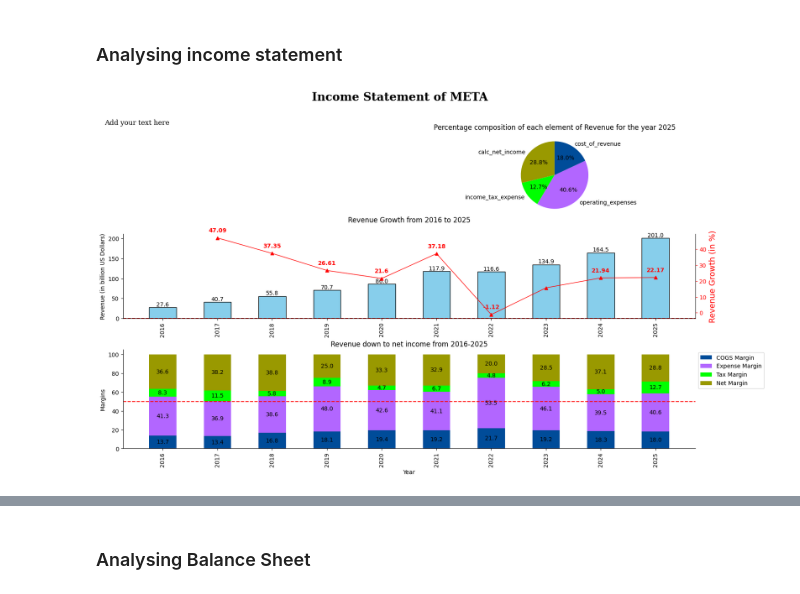
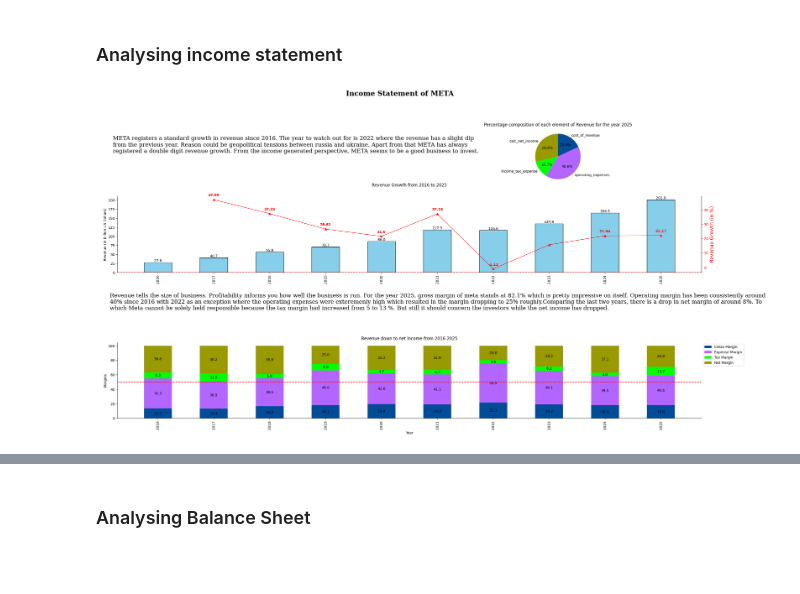
Before and after one commit to kumarbyes/project_stock_analysis, a Jupyter notebook: analaysis_using_pandas/exploratory_data_anaysis.ipynb, the cells around one changed output, grey strips where cells are left out. Cells and saved outputs as stored; diff of their text form; code cells hidden in the pictures; blank space fills up the shorter version.

Commit message:
feat: Add income statement comparison

```diff
--- a/analaysis_using_pandas/exploratory_data_anaysis.ipynb
+++ b/analaysis_using_pandas/exploratory_data_anaysis.ipynb
@@ -125,7 +125,7 @@ tickername = 'AAPL'
 # %% [markdown]
 ### Analysing income statement
 # %%
-def generate_income_statement_report(tickername,title,findings="Add your text here",last_x_years=5):
+def generate_income_statement_report(tickername,title,findings1="Add your text here",findings2="Add your text here",last_x_years=5):
     '''
     '''
     stmt = (
@@ -161,8 +161,8 @@ def generate_income_statement_report(tickername,title,findings="Add your text he
                         )
 
     #Income statement report
-    fig = plt.figure(figsize=(18, 10))
-    gs = gridspec.GridSpec(nrows=22, ncols=10)
+    fig = plt.figure(figsize=(30, 15))
+    gs = gridspec.GridSpec(nrows=30, ncols=10)
 
     color_list = ['#004C99', '#B266FF' ,'#00FF00' ,'#999900' ,'#FF0000']
     fig.suptitle(f"{title}",
@@ -171,9 +171,9 @@ def generate_income_statement_report(tickername,title,findings="Add your text he
                 fontfamily='serif'
                 )
 
-    fig.text(0.1,0.9,
-             f'{findings}',
-             fontsize=12, fontweight='light', fontfamily='serif')
+    fig.text(0.1,0.8,
+             f'{findings1}',
+             fontsize=16, fontweight='light', fontfamily='serif',wrap=True)
 
     #Plot 1
     ax1 = fig.add_subplot(gs[0:6,5:10])
@@ -186,7 +186,7 @@ def generate_income_statement_report(tickername,title,findings="Add your text he
     ax1.set_title(f"Percentage composition of each element of Revenue for the year {income_df_annual.iloc[-1]["fiscal_date_ending"].year}")
 
     #Plot 3
-    ax3 = fig.add_subplot(gs[7:13,:])
+    ax3 = fig.add_subplot(gs[7:15,:])
 
     x = income_df_annual["fiscal_date_ending"].dt.year
     y = income_df_annual["total_revenue"]/1000000000
@@ -228,8 +228,12 @@ def generate_income_statement_report(tickername,title,findings="Add your text he
                         size=10)
 
 
+    fig.text(0.115,0.4,
+             f'{findings2}',
+             fontsize=16, fontweight='light', fontfamily='serif',wrap=True)
+
     #Plot 2
-    ax2 = fig.add_subplot(gs[15:22,:])
+    ax2 = fig.add_subplot(gs[22:30,:])
     years = income_df_annual["fiscal_date_ending"].dt.year
 
     p = ax2.bar(
@@ -286,6 +290,20 @@ def generate_income_statement_report(tickername,title,findings="Add your text he
     return income_df_annual,fig
 # %%
 tickername = "META"
-income_df,income_fig = generate_income_statement_report(tickername,f"Income Statement of {tickername}",last_x_years=10)
+fazit1= '''
+        META registers a standard growth in revenue since 2016. The year to watch out for is 2022 where the revenue has a slight dip
+        from the previous year. Reason could be geopolitical tensions between russia and ukraine. Apart from that META has always
+        registered a double digit revenue growth. From the income generated perspective, META seems to be a good business to invest.
+        '''
+
+fazit2= 'Revenue tells the size of business. Profitability informs you how well the business is run. '\
+        'For the year 2025, gross margin of meta stands at 82.1% which is pretty impressive on itself. '\
+        'Operating margin has been consistently around 40% since 2016 with 2022 as an exception where '\
+        'the operating expenses were exteremenly high which resulted in the margin dropping to 25% roughly.'\
+        'Comparing the last two years, there is a drop in net margin of around 8%. To which Meta cannot be '\
+        'solely held responsible because the tax margin had increased from 5 to 13 %. But still it should '\
+        'concern the investors while the net income has dropped.'
+
+income_df,income_fig = generate_income_statement_report(tickername,f"Income Statement of {tickername}",findings1=fazit1,findings2=fazit2,last_x_years=10)
 # %% [output]
-[figure, old version]
+[figure, new version]
```
Also changed, not shown: parts of 7 cells of this notebook, 6 other files.
